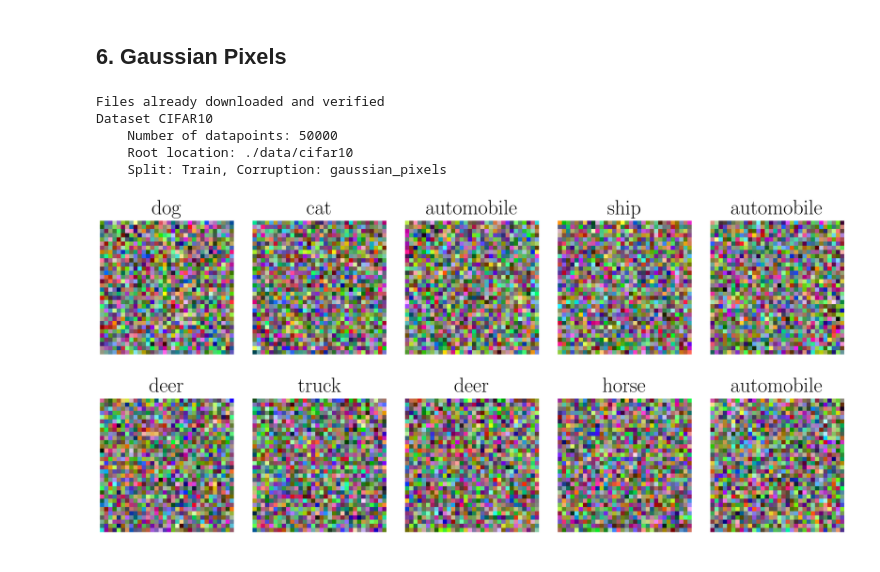
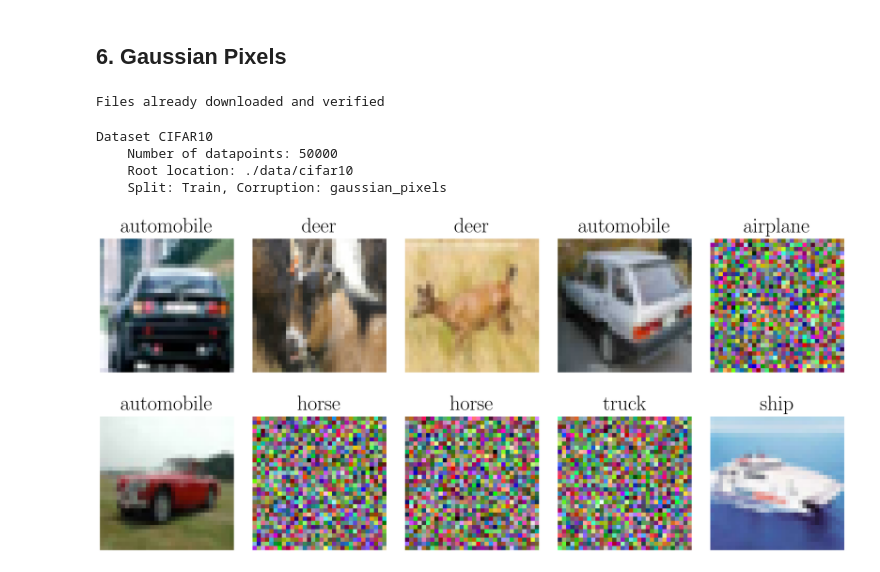
Before and after one commit to ids-uchile/Generalization, a Jupyter notebook: notebooks/1-randomization.ipynb, the cells around one changed output. Drawn from its saved outputs; the diff is of its cells as text; code cells hidden in the pictures.

```diff
--- a/notebooks/1-randomization.ipynb
+++ b/notebooks/1-randomization.ipynb
@@ -149,18 +159,18 @@ Dataset CIFAR10
 # %%
 cifar_gaussian = RandomizedDataset(
     dataset=CIFAR10(root="./data/cifar10", download=True),
     corruption_name="gaussian_pixels",
-    corruption_prob=0.99,
+    corruption_prob=0.60,
     apply_corruption=True,
     use_cifar=True,
 )
 
 print(repr(cifar_gaussian))
 image_grid(cifar_gaussian, random_idxs, save_fname="./images/cifar10-gaussian-pixels")
 # %% [output]
 Files already downloaded and verified
-Dataset CIFAR10
-    Number of datapoints: 50000
-    Root location: ./data/cifar10
-    Split: Train, Corruption: gaussian_pixels
+Dataset CIFAR10
+    Number of datapoints: 50000
+    Root location: ./data/cifar10
+    Split: Train, Corruption: gaussian_pixels
-[figure, old version]
+[figure, new version]
```
Also changed, not shown: parts of 5 cells of this notebook.
